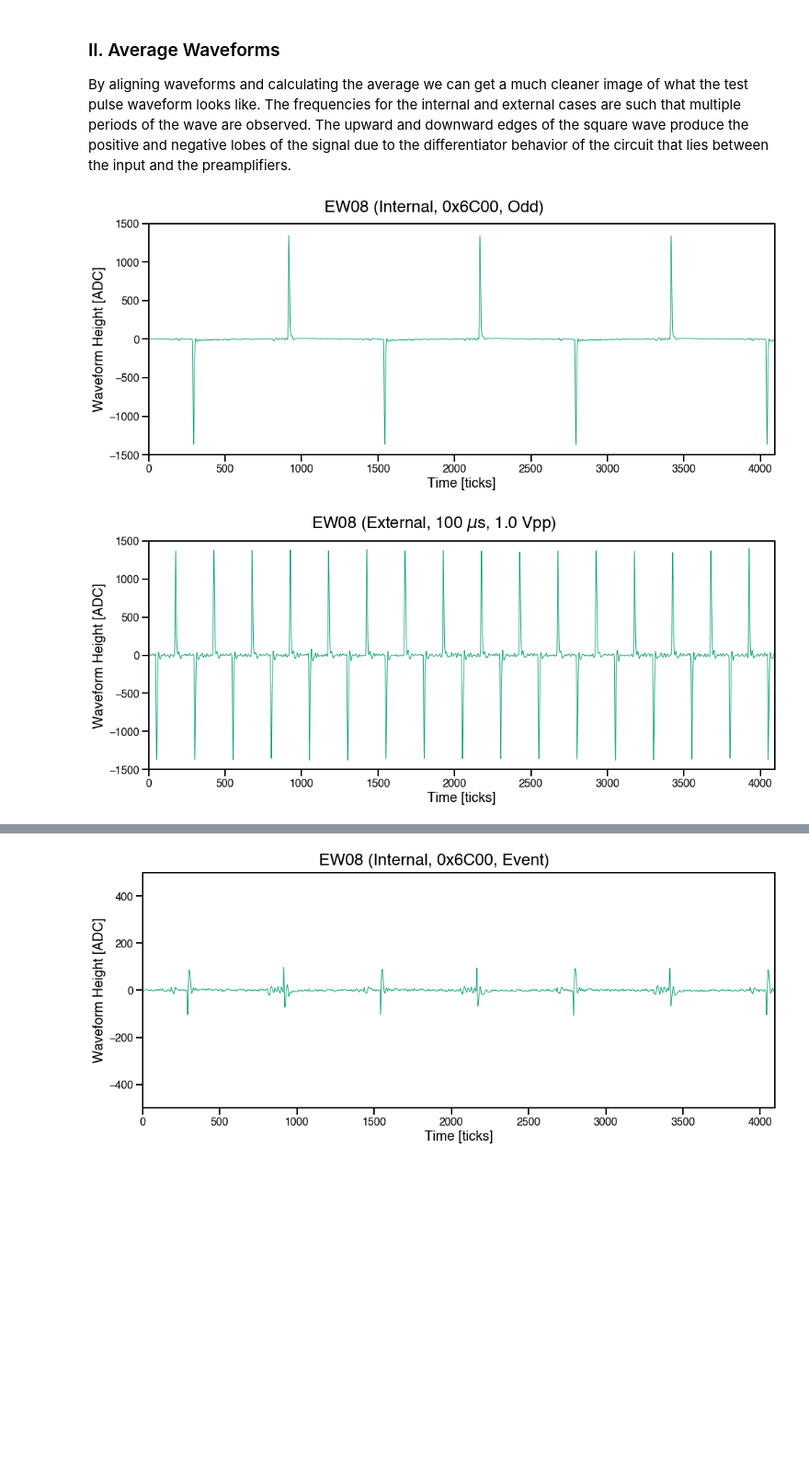
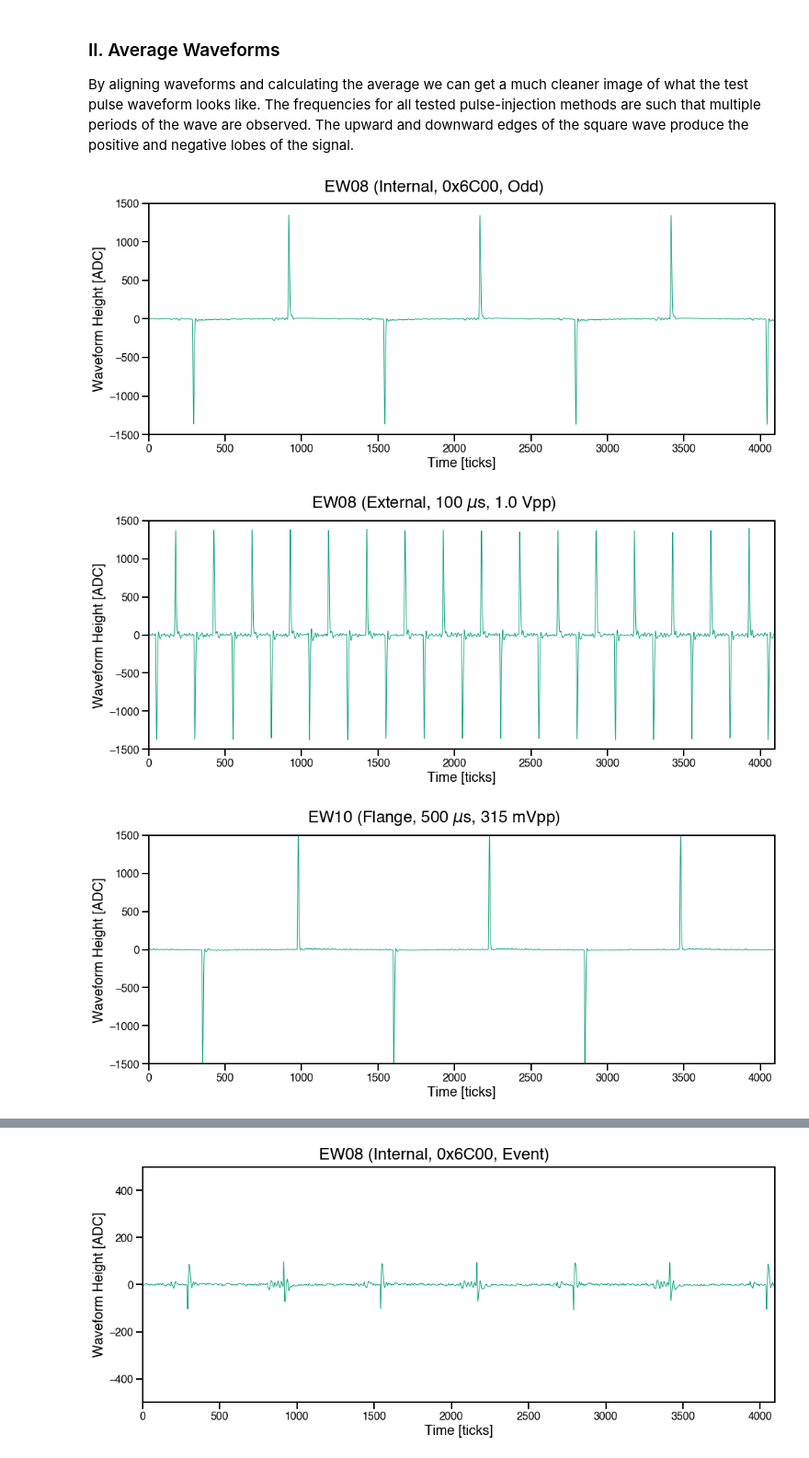
Before and after one commit to justinjmueller/icarus_tpc_analysis, a Jupyter notebook: icarus_test_pulse/icarus_test_pulse.ipynb, the cells around one changed output, grey strips where cells are left out. Shown at 92% size. Drawn from its saved outputs; the diff is of its cells as text; code cells hidden in the pictures; blank space fills up the shorter version.

Commit message:
Added results from test pulse injection through the connectors on the flanges

```diff
--- a/icarus_test_pulse/icarus_test_pulse.ipynb
+++ b/icarus_test_pulse/icarus_test_pulse.ipynb
@@ -11,16 +13,19 @@ First we must import the relevant helper functions, set the path for the wavefor
 # %%
-from test_pulse_utilities import average_pulse, average_waveform
+from test_pulse_utilities import average_pulse, average_waveform, compare_average_pulse, plot_single_test_waveform
 
 path = '/Users/mueller/Downloads/waveforms/'
-fragment = 4626 # EW08
+fragment_ew08 = 4626 # EW08
+fragment_ew10 = 4630 # EW10
 # %% [markdown]
 ### II. Average Waveforms
-By aligning waveforms and calculating the average we can get a much cleaner image of what the test pulse waveform looks like. The frequencies for the internal and external cases are such that multiple periods of the wave are observed. The upward and downward edges of the square wave produce the positive and negative lobes of the signal due to the differentiator behavior of the circuit that lies between the input and the preamplifiers.
+By aligning waveforms and calculating the average we can get a much cleaner image of what the test pulse waveform looks like. The frequencies for all tested pulse-injection methods are such that multiple periods of the wave are observed. The upward and downward edges of the square wave produce the positive and negative lobes of the signal.
 # %%
-average_waveform(path, 9719, fragment, 513, 'EW08 (Internal, 0x6C00, Odd)', scale=1500, internal=True)
-average_waveform(path, 10222, fragment, 0, 'EW08 (External, 100 $\mu$s, 1.0 Vpp)', scale=1500, internal=False)
+average_waveform(path, 9719, fragment_ew08, 513, 'EW08 (Internal, 0x6C00, Odd)', scale=1500, internal=True)
+average_waveform(path, 10222, fragment_ew08, 0, 'EW08 (External, 100 $\mu$s, 1.0 Vpp)', scale=1500, internal=False)
+average_waveform(path, 10260, fragment_ew10, 0, 'EW10 (Flange, 500 $\mu$s, 315 mVpp)', scale=1500, nchannels=32)
 # %% [output]
 [figure]
 [figure]
+[figure, added]
 # %% [markdown]
 We observe significant cross talk between adjacent channels, which can best be observed by looking at the non-pulsed channels in the internal test pulse results. Interestingly, the cross talk is itself bipolar and occurs on each downward or upwards edge of the input square wave. The shapes of the cross talk are somewhat different between downward and upwards edges, however.
```
Also changed, not shown: parts of 8 cells of this notebook, 2 other files.
